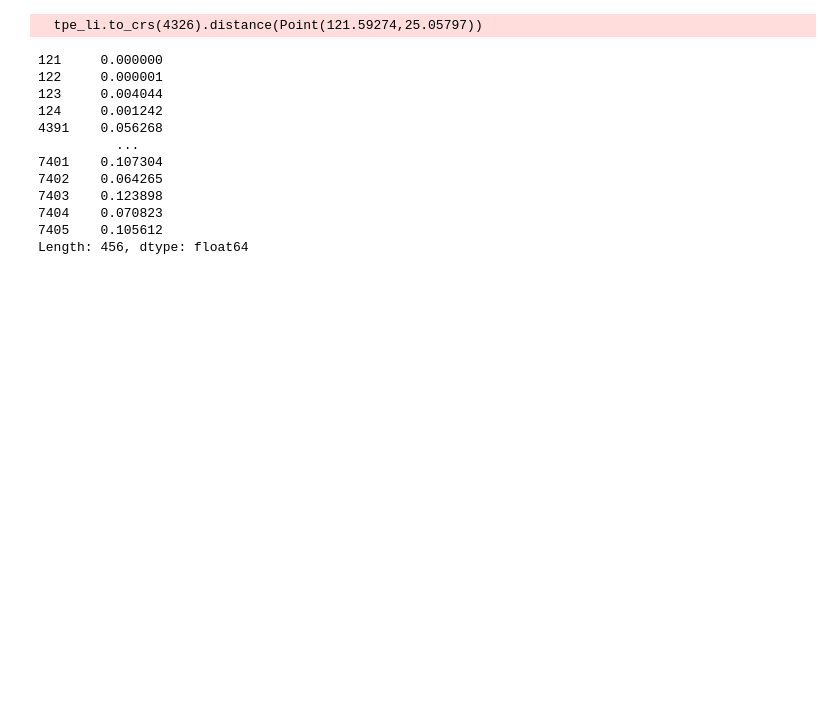
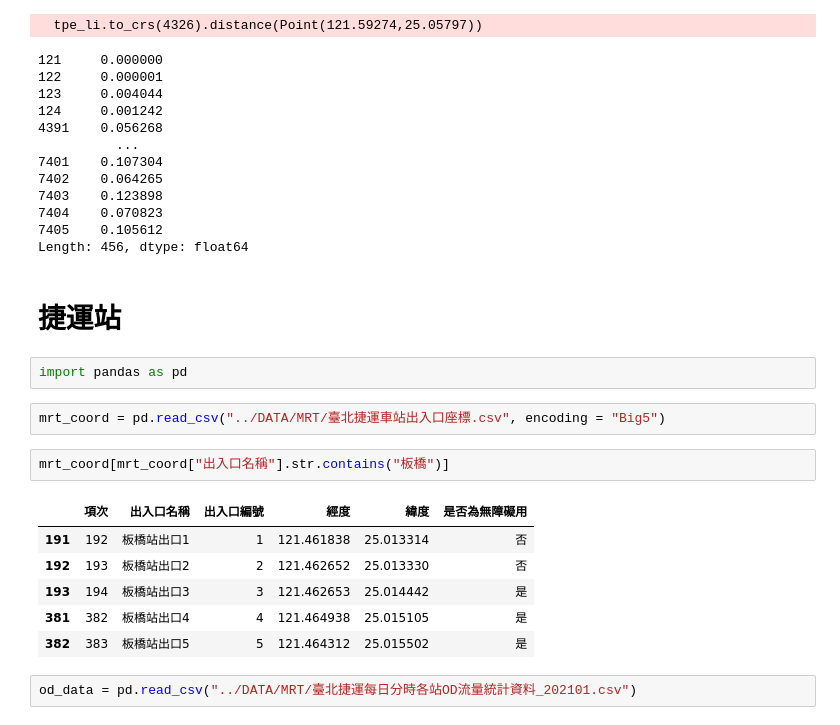
Before and after one commit to teddy21019/YoubikeUsagePrediction, a Jupyter notebook: project/data_getter/GettingData.ipynb, the cells around one changed output. Cells and saved outputs as stored; diff of their text form; blank space fills up the shorter version.

```diff
--- a/project/data_getter/GettingData.ipynb
+++ b/project/data_getter/GettingData.ipynb
@@ -653,3 +653,20 @@ tpe_li.to_crs(4326).distance(Point(121.59274,25.05797))
 7404    0.070823
 7405    0.105612
 Length: 456, dtype: float64
+# %% [markdown]
+# 捷運站
+# %%
+import pandas as pd
+# %%
+mrt_coord = pd.read_csv("../DATA/MRT/臺北捷運車站出入口座標.csv", encoding = "Big5")
+# %%
+mrt_coord[mrt_coord["出入口名稱"].str.contains("板橋")]
+# %% [output]
+|  | 項次 | 出入口名稱 | 出入口編號 | 經度 | 緯度 | 是否為無障礙用 |
+| 191 | 192 | 板橋站出口1 | 1 | 121.461838 | 25.013314 | 否 |
+| 192 | 193 | 板橋站出口2 | 2 | 121.462652 | 25.013330 | 否 |
+| 193 | 194 | 板橋站出口3 | 3 | 121.462653 | 25.014442 | 是 |
+| 381 | 382 | 板橋站出口4 | 4 | 121.464938 | 25.015105 | 是 |
+| 382 | 383 | 板橋站出口5 | 5 | 121.464312 | 25.015502 | 是 |
+# %%
+od_data = pd.read_csv("../DATA/MRT/臺北捷運每日分時各站OD流量統計資料_202101.csv")
```
Also changed, not shown: parts of 2 cells of this notebook.
